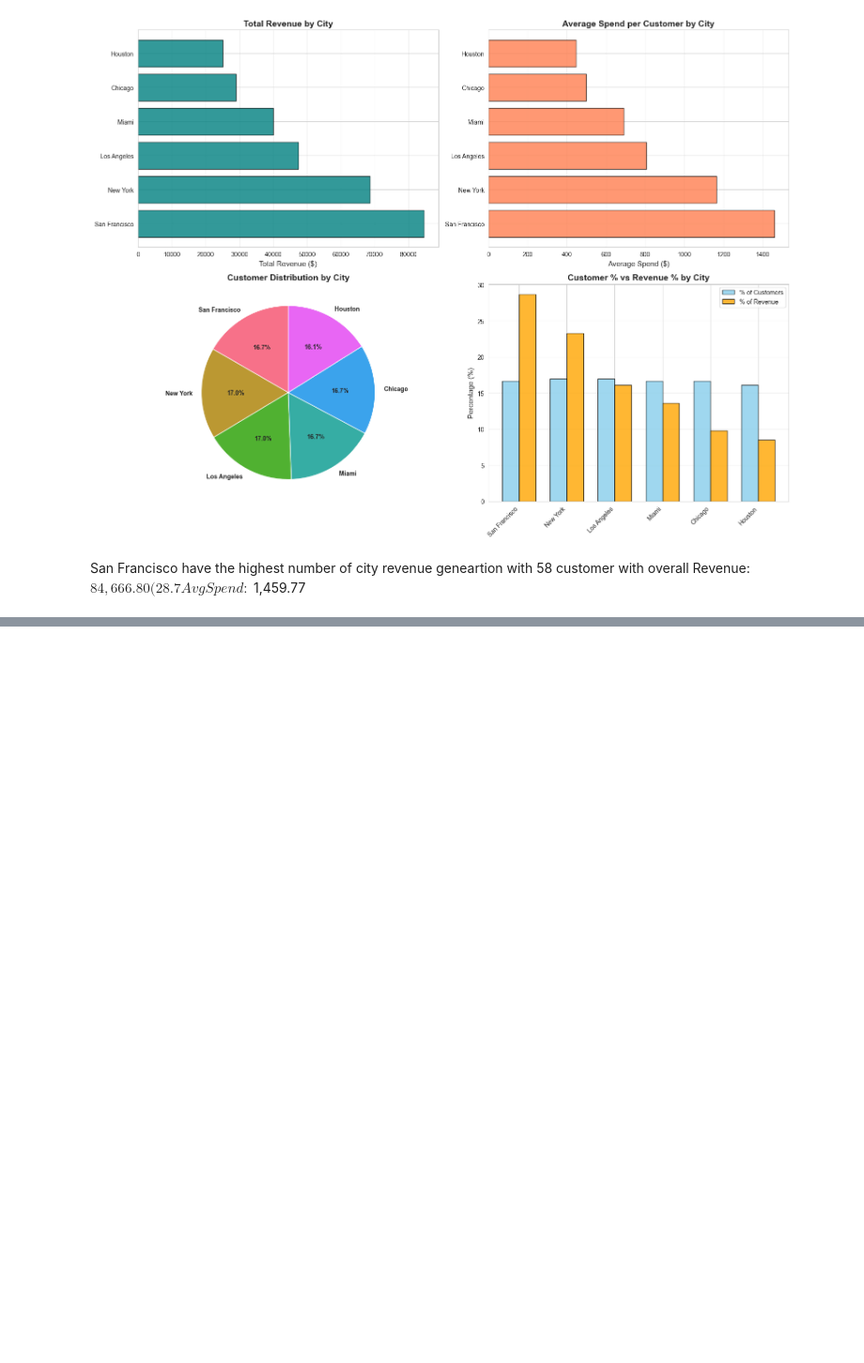
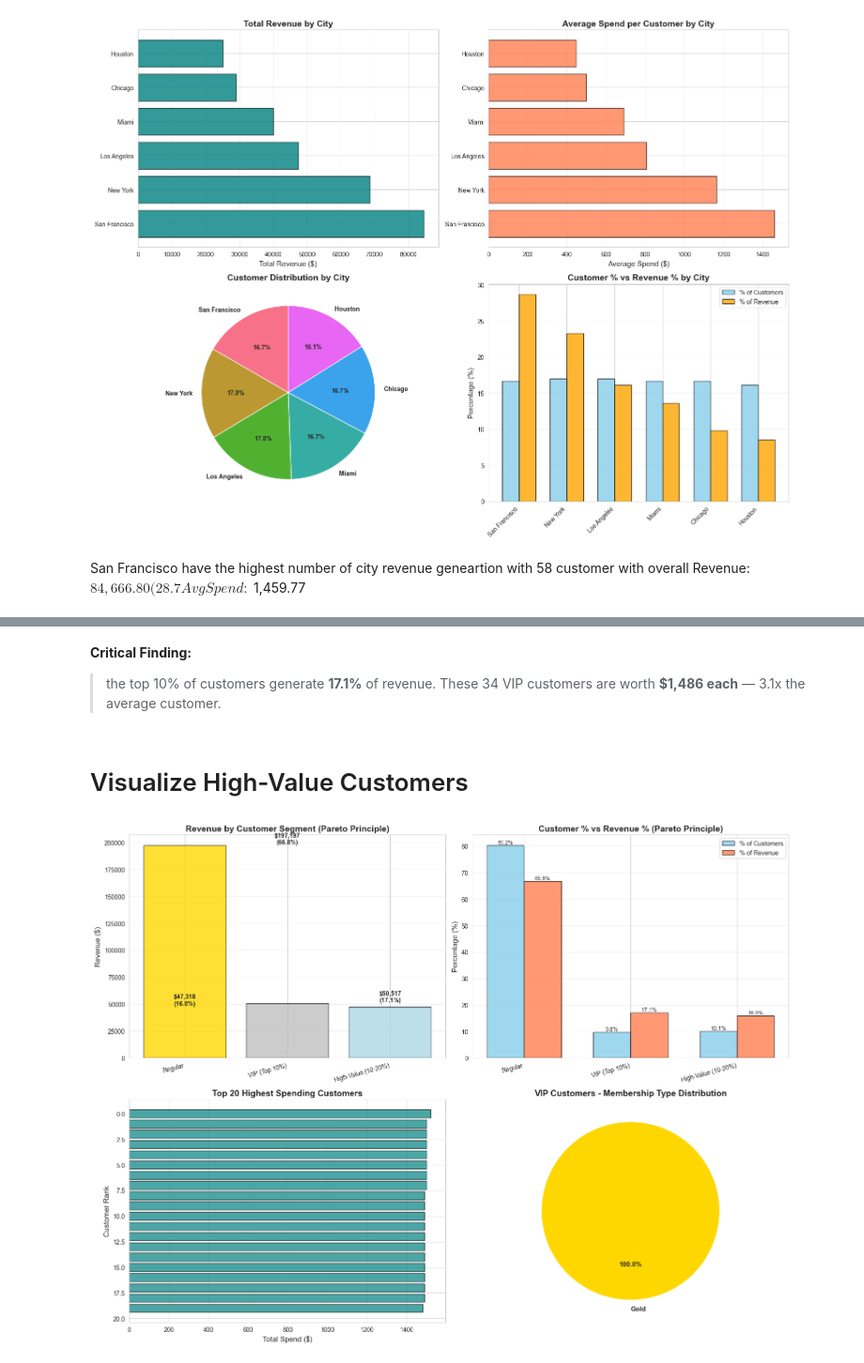
Before and after one commit to suzzzel5/E-Commerce-Customer-Analytics, a Jupyter notebook: notebooks/03_revenue_analysis.ipynb, the cells around one changed output, grey strips where cells are left out. Shown at 94% size. Cells and saved outputs as stored; diff of their text form; code cells hidden in the pictures; blank space fills up the shorter version.

Commit message:
complete comprehensive revenue analysis with VIP identification

```diff
--- a/notebooks/03_revenue_analysis.ipynb
+++ b/notebooks/03_revenue_analysis.ipynb
@@ -489,0 +583,75 @@ Avg Spend: $1,459.77
+# %% [markdown]
+**Critical Finding:**
+> the top 10% of customers generate **17.1%** of revenue. These 34 VIP customers are worth **$1,486 each** — 3.1x the average customer.
+# %% [markdown]
+# Visualize High-Value Customers
+# %%
+
+fig, axes = plt.subplots(2, 2, figsize=(16, 12))
+
+# Chart 1: Revenue by Customer Segment (Pareto Chart)
+axes[0, 0].bar(range(len(segment_analysis)), segment_analysis['Total_Revenue'],color=['gold', 'silver', 'lightblue'], edgecolor='black', alpha=0.8)
+axes[0, 0].set_title('Revenue by Customer Segment (Pareto Principle)', fontsize=14, fontweight='bold')
+axes[0, 0].set_xticks(range(len(segment_analysis)))
+axes[0, 0].set_xticklabels(segment_analysis['customer_segment'], rotation=15, ha='right')
+axes[0, 0].set_ylabel('Revenue ($)', fontsize=12)
+axes[0, 0].grid(axis='y', alpha=0.3)
+
+for i, row in segment_analysis.iterrows():
+        axes[0, 0].text(i, row['Total_Revenue'],
+                    f"${row['Total_Revenue']:,.0f}\n({row['Revenue_Percentage']:.1f}%)",
+                    ha='center', va='bottom', fontweight='bold', fontsize=10)
+
+# Chart 2: Customer % vs Revenue % (The Imbalance)
+x = np.arange(len(segment_analysis))
+width = 0.35
+
+bars1 = axes[0, 1].bar(x - width/2, segment_analysis['Customer_Percentage'],
+                            width, label='% of Customers', color='skyblue',
+                            edgecolor='black', alpha=0.8)
+bars2 = axes[0, 1].bar(x + width/2, segment_analysis['Revenue_Percentage'],
+                            width, label='% of Revenue', color='coral',
+                            edgecolor='black', alpha=0.8)
+
+axes[0, 1].set_title('Customer % vs Revenue % (Pareto Principle)',
+                            fontsize=14, fontweight='bold')
+axes[0, 1].set_ylabel('Percentage (%)', fontsize=12)
+axes[0, 1].set_xticks(x)
+axes[0, 1].set_xticklabels(segment_analysis['customer_segment'], rotation=15, ha='right')
+axes[0, 1].legend()
+axes[0, 1].grid(axis='y', alpha=0.3)
+
+for bars in [bars1, bars2]:
+    for bar in bars:
+            height = bar.get_height()
+            axes[0, 1].text(bar.get_x() + bar.get_width()/2., height,
+                            f'{height:.1f}%', ha='center', va='bottom', fontsize=9)
+
+# Chart 3: Top 20 Customers Waterfall
+top_20_customers = df_sorted.head(20)
+axes[1, 0].barh(range(len(top_20_customers)), top_20_customers['total_spend'],
+                    color='teal', edgecolor='black', alpha=0.7)
+axes[1, 0].set_title('Top 20 Highest Spending Customers',
+                            fontsize=14, fontweight='bold')
+axes[1, 0].set_xlabel('Total Spend ($)', fontsize=12)
+axes[1, 0].set_ylabel('Customer Rank', fontsize=12)
+axes[1, 0].invert_yaxis()
+axes[1, 0].grid(axis='x', alpha=0.3)
+
+# Chart 4: VIP Membership Distribution (Pie)
+vip_membership_dist = vip_customers['membership_type'].value_counts()
+colors_pie = ['gold', 'silver', '#CD7F32']
+axes[1, 1].pie(vip_membership_dist.values,
+                labels=vip_membership_dist.index,
+                autopct='%1.1f%%', startangle=90, colors=colors_pie,
+                textprops={'fontsize': 11, 'fontweight': 'bold'})
+axes[1, 1].set_title('VIP Customers - Membership Type Distribution',
+                            fontsize=14, fontweight='bold')
+
+plt.tight_layout()
+plt.savefig('../reports/figures/11_high_value_customers.png', dpi=150, bbox_inches='tight')
+plt.show()
+
+print()
+# %% [output]
+[figure, added]
```
Also changed, not shown: parts of 3 cells of this notebook.
